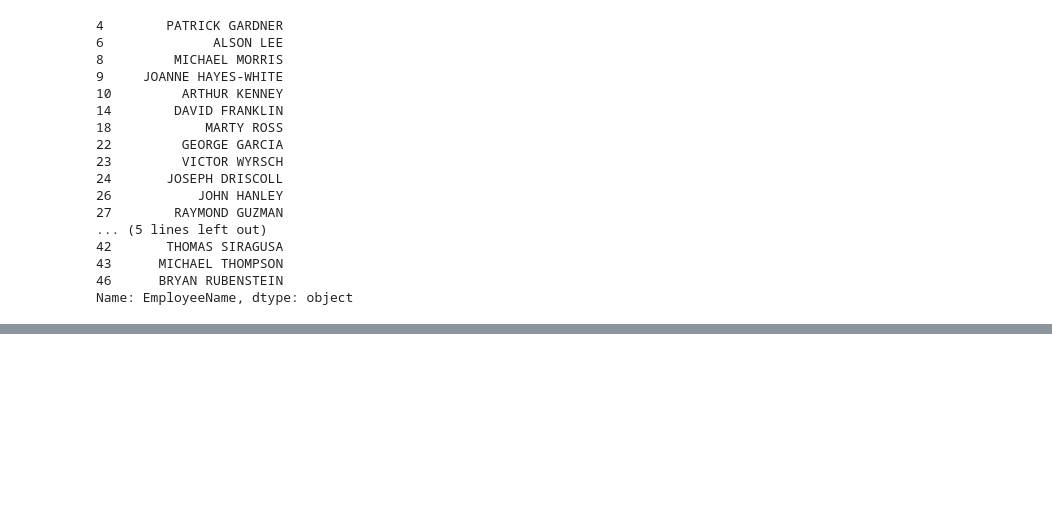
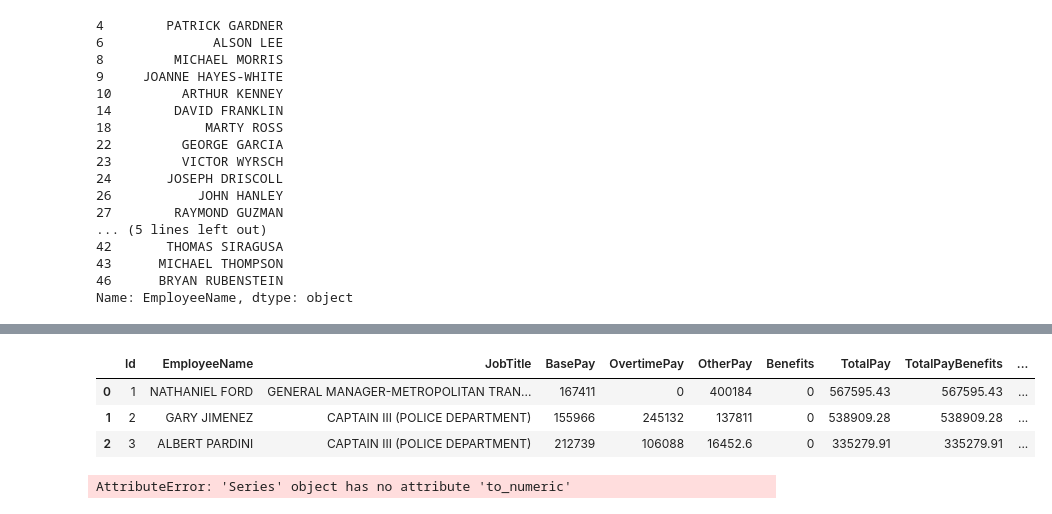
Before and after one commit to achmegantara/employeee-salary-analysis, a Jupyter notebook: salaries.ipynb, the cells around one changed output, grey strips where cells are left out. Cells and saved outputs as stored; diff of their text form; code cells hidden in the pictures; blank space fills up the shorter version.

```diff
--- a/salaries.ipynb
+++ b/salaries.ipynb
@@ -222,0 +231,4 @@ Name: EmployeeName, dtype: object
+# %%
+df_pay = df.copy()
+df_pay.fillna(0,inplace=True)
+df_pay.isnull().sum()
@@ -222,0 +250,7 @@ Name: EmployeeName, dtype: object
+# %%
+df_pay.head(3)
+# %% [output]
+|  | Id | EmployeeName | JobTitle | BasePay | OvertimePay | OtherPay | Benefits | TotalPay | TotalPayBenefits | ... |
+| 0 | 1 | NATHANIEL FORD | GENERAL MANAGER-METROPOLITAN TRAN... | 167411 | 0 | 400184 | 0 | 567595.43 | 567595.43 | ... |
+| 1 | 2 | GARY JIMENEZ | CAPTAIN III (POLICE DEPARTMENT) | 155966 | 245132 | 137811 | 0 | 538909.28 | 538909.28 | ... |
+| 2 | 3 | ALBERT PARDINI | CAPTAIN III (POLICE DEPARTMENT) | 212739 | 106088 | 16452.6 | 0 | 335279.91 | 335279.91 | ... |
@@ -222,0 +259,4 @@ Name: EmployeeName, dtype: object
+# %%
+df_pay['BasePay'].to_numeric()
+# %% [output]
+AttributeError: 'Series' object has no attribute 'to_numeric'
```
Also changed, not shown: parts of 5 cells of this notebook.
